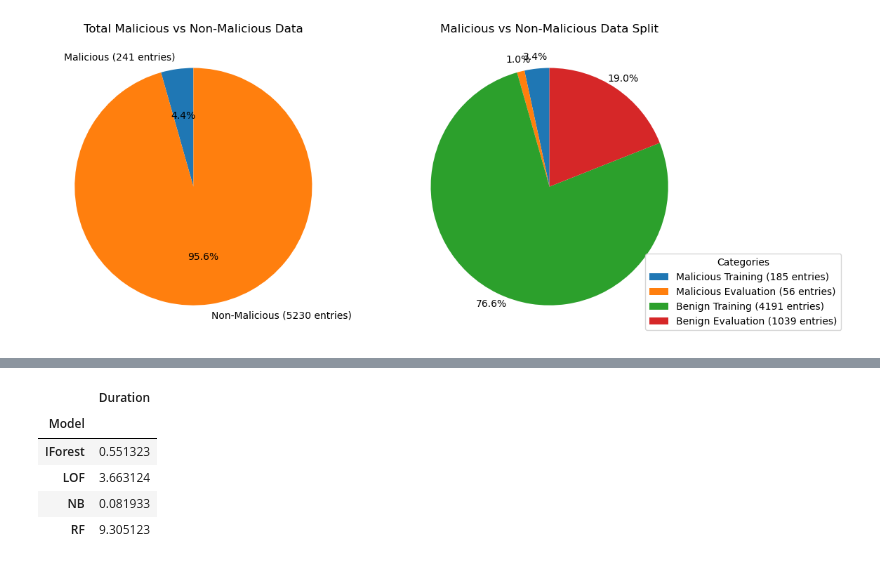
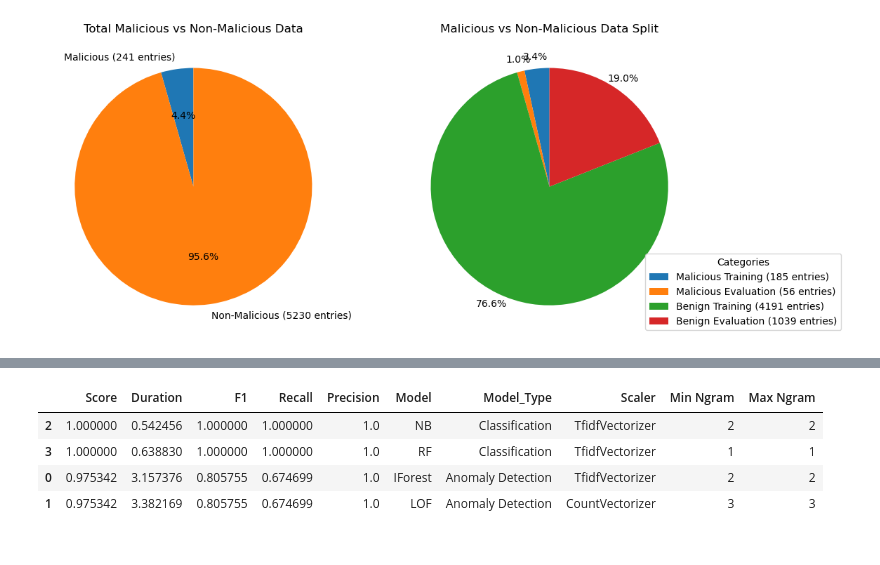
Before and after one commit to Cyber-Tracer/HyperDetect, a Jupyter notebook: controller/detection/v1_model_performance.ipynb, the cells around one changed output, grey strips where cells are left out. Saved outputs shown, nothing was run; the diff lists cells and outputs as text; code cells hidden in the pictures.

```diff
--- a/controller/detection/v1_model_performance.ipynb
+++ b/controller/detection/v1_model_performance.ipynb
@@ -210,21 +233,20 @@ Name: count, dtype: int64
 # %%
-# V2 training durations
-from train_models import load_scores
+# V1 best model performances with new hyperparameters
+from train_models import load_scores_from_dir
 import matplotlib.pyplot as plt
 import os
 
 # Load model scores
 models_dir = os.path.join(os.getcwd(), 'models/trained')
 model_score = load_scores(version=1, output_dir=models_dir)
 
-model_score = model_score[model_score['Min Ngram'] == 3]
-
-model_score = model_score[['Duration', 'Model']].groupby('Model').mean()
+# show best performing model per model
+model_score = model_score.groupby('Model').apply(lambda x: x.nlargest(1, 'F1')).reset_index(drop=True)
+model_score.sort_values('F1', ascending=False, inplace=True)
 model_score
 # %% [output]
-|  | Duration |
-| Model |  |
-| IForest | 0.551323 |
-| LOF | 3.663124 |
-| NB | 0.081933 |
-| RF | 9.305123 |
+|  | Score | Duration | F1 | Recall | Precision | Model | Model_Type | Scaler | Min Ngram | Max Ngram |
+| 2 | 1.000000 | 0.542456 | 1.000000 | 1.000000 | 1.0 | NB | Classification | TfidfVectorizer | 2 | 2 |
+| 3 | 1.000000 | 0.638830 | 1.000000 | 1.000000 | 1.0 | RF | Classification | TfidfVectorizer | 1 | 1 |
+| 0 | 0.975342 | 3.157376 | 0.805755 | 0.674699 | 1.0 | IForest | Anomaly Detection | TfidfVectorizer | 2 | 2 |
+| 1 | 0.975342 | 3.382169 | 0.805755 | 0.674699 | 1.0 | LOF | Anomaly Detection | CountVectorizer | 3 | 3 |
```
Also changed, not shown: parts of 6 cells of this notebook.
